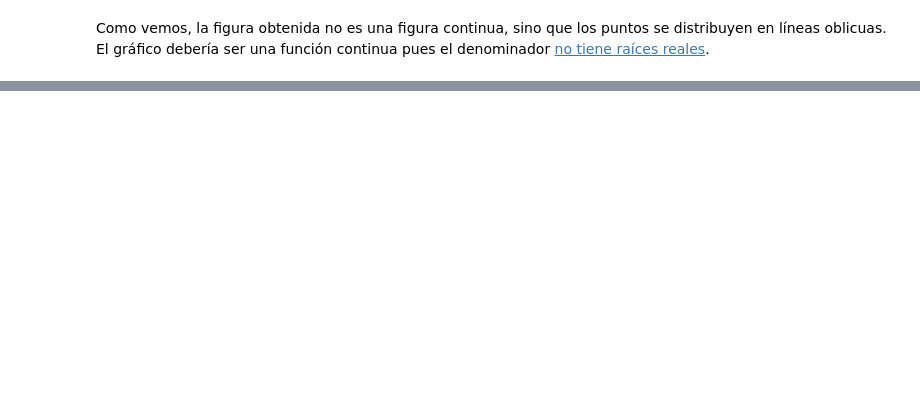
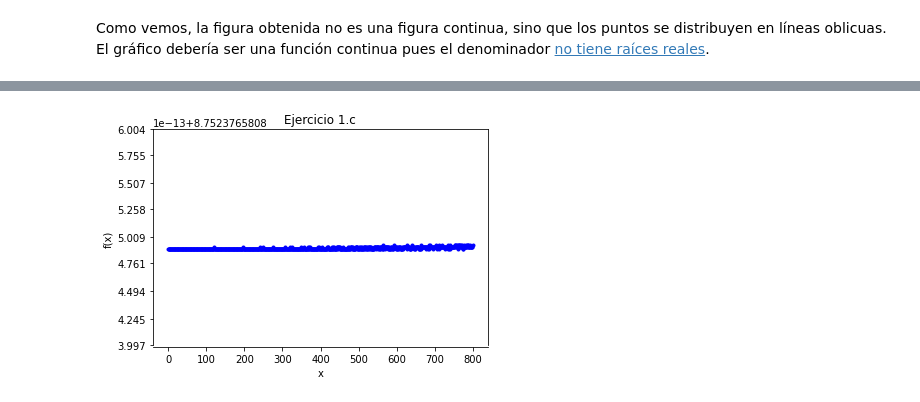
Before and after one commit to Ocete/mcd-cn, a Jupyter notebook: p1/CN-Práctica1.ipynb, the cells around one changed output, grey strips where cells are left out. Drawn from its saved outputs; the diff is of its cells as text; code cells hidden in the pictures; blank space fills up the shorter version.

```diff
--- a/p1/CN-Práctica1.ipynb
+++ b/p1/CN-Práctica1.ipynb
@@ -67,0 +68,6 @@ print(sum(xs))
+# %%
+f3 = lambda x: 4 - ( 3 * (x-2) * ((x-5)**2 + 4) ) / \
+                ( x + (x-2)**2 * ((x-5)**2 + 3) )
+plot_func(f3, i_range, y_lims, "Ejercicio 1.c")
+# %% [output]
+[figure, added]
```
Also changed, not shown: parts of 9 cells of this notebook, 1 other file.
